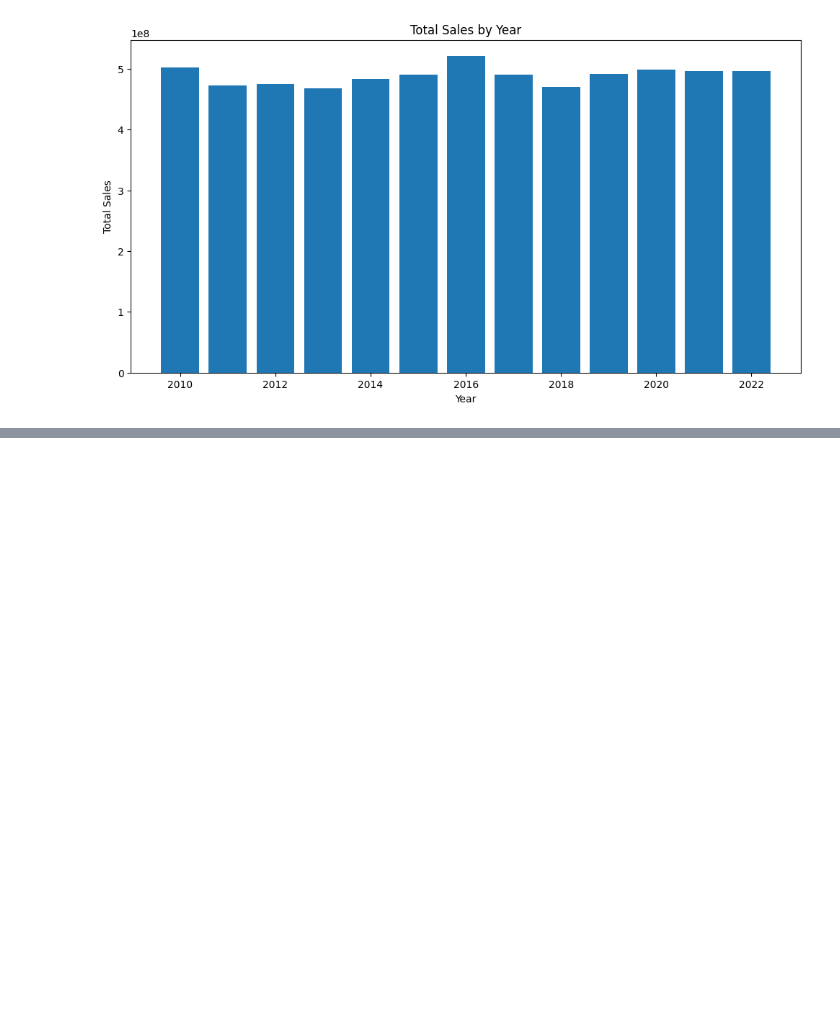
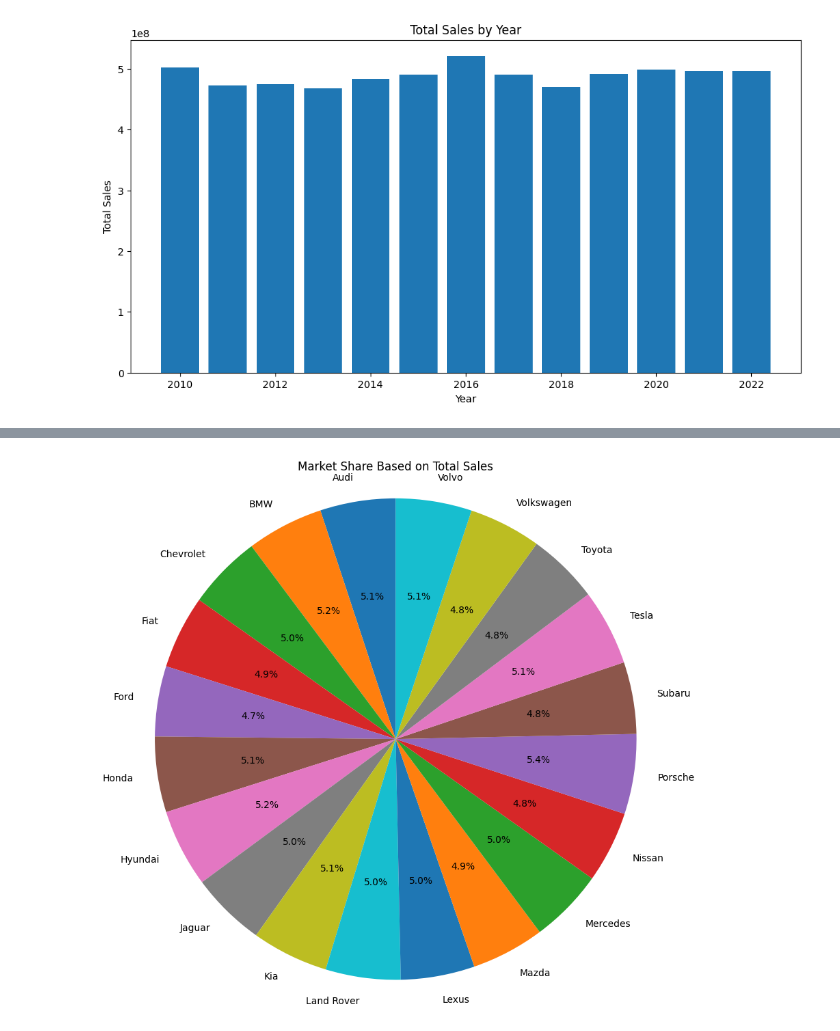
Before and after one commit to siddhantbhattarai/AI-Pre-Foundation, a Jupyter notebook: Day_5_Visualization_Exercise.ipynb, the cells around one changed output, grey strips where cells are left out. Saved outputs shown, nothing was run; the diff lists cells and outputs as text; code cells hidden in the pictures; blank space fills up the shorter version.

```diff
--- a/Day_5_Visualization_Exercise.ipynb
+++ b/Day_5_Visualization_Exercise.ipynb
@@ -131,0 +144,10 @@ plt.show()
+# %%
+# 7. Pie chart: Market share based on total sales
+plt.figure(figsize=(10, 10))
+market_share = new_df.groupby('Manufacturer')['Sales'].sum()
+plt.pie(market_share, labels=market_share.index, autopct='%1.1f%%', startangle=90)
+plt.title('Market Share Based on Total Sales')
+plt.axis('equal')
+plt.show()
+# %% [output]
+[figure, added]
```
Also changed, not shown: parts of 2 cells of this notebook.
